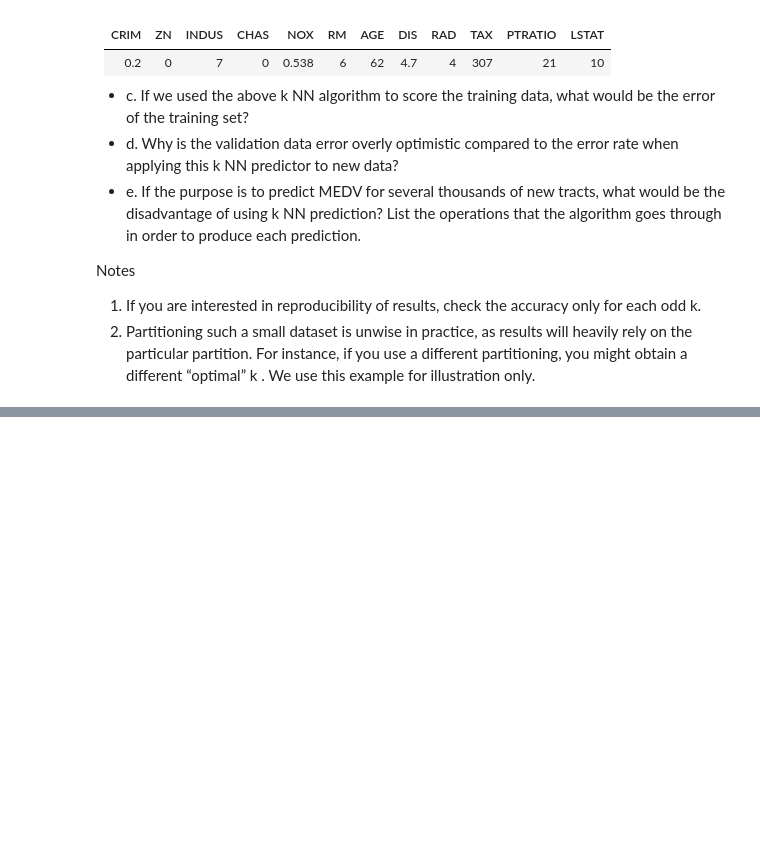
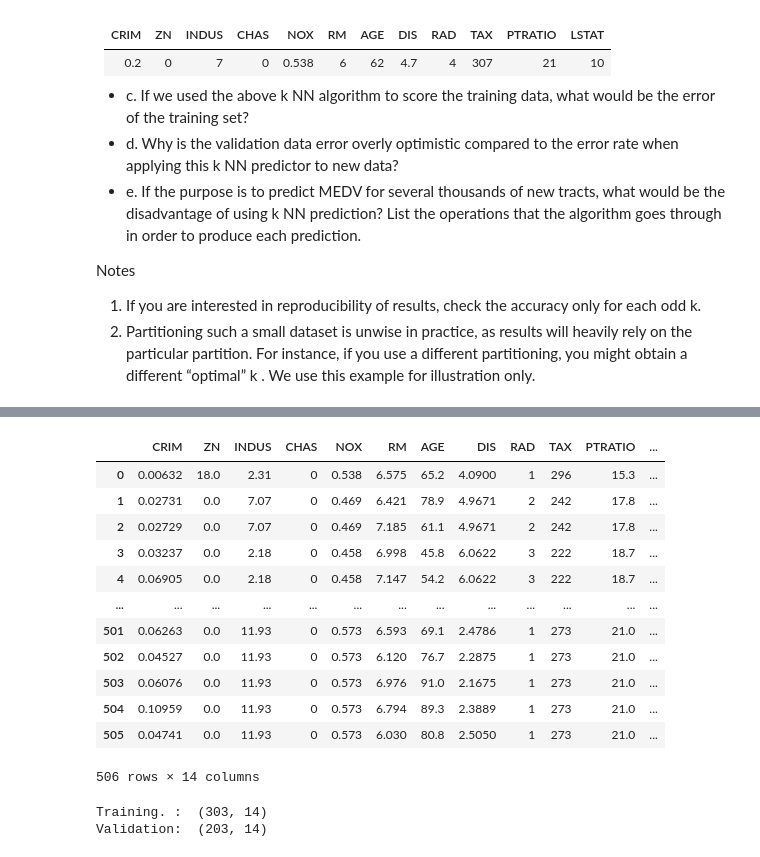
Before and after one commit to charlesg/HI530, a Jupyter notebook: module3/Module_3_Homework_2.ipynb, the cells around one changed output, grey strips where cells are left out. Saved outputs shown, nothing was run; the diff lists cells and outputs as text; code cells hidden in the pictures; blank space fills up the shorter version.

```diff
--- a/module3/Module_3_Homework_2.ipynb
+++ b/module3/Module_3_Homework_2.ipynb
@@ -23,0 +37,40 @@ Notes
+# %%
+bostonhousing_df = pd.read_csv('BostonHousing.csv')
+bostonhousing_df
+# %% [output]
+|  | CRIM | ZN | INDUS | CHAS | NOX | RM | AGE | DIS | RAD | TAX | PTRATIO | ... |
+| 0 | 0.00632 | 18.0 | 2.31 | 0 | 0.538 | 6.575 | 65.2 | 4.0900 | 1 | 296 | 15.3 | ... |
+| 1 | 0.02731 | 0.0 | 7.07 | 0 | 0.469 | 6.421 | 78.9 | 4.9671 | 2 | 242 | 17.8 | ... |
+| 2 | 0.02729 | 0.0 | 7.07 | 0 | 0.469 | 7.185 | 61.1 | 4.9671 | 2 | 242 | 17.8 | ... |
+| 3 | 0.03237 | 0.0 | 2.18 | 0 | 0.458 | 6.998 | 45.8 | 6.0622 | 3 | 222 | 18.7 | ... |
+| 4 | 0.06905 | 0.0 | 2.18 | 0 | 0.458 | 7.147 | 54.2 | 6.0622 | 3 | 222 | 18.7 | ... |
+| ... | ... | ... | ... | ... | ... | ... | ... | ... | ... | ... | ... | ... |
+| 501 | 0.06263 | 0.0 | 11.93 | 0 | 0.573 | 6.593 | 69.1 | 2.4786 | 1 | 273 | 21.0 | ... |
+| 502 | 0.04527 | 0.0 | 11.93 | 0 | 0.573 | 6.120 | 76.7 | 2.2875 | 1 | 273 | 21.0 | ... |
+| 503 | 0.06076 | 0.0 | 11.93 | 0 | 0.573 | 6.976 | 91.0 | 2.1675 | 1 | 273 | 21.0 | ... |
+| 504 | 0.10959 | 0.0 | 11.93 | 0 | 0.573 | 6.794 | 89.3 | 2.3889 | 1 | 273 | 21.0 | ... |
+| 505 | 0.04741 | 0.0 | 11.93 | 0 | 0.573 | 6.030 | 80.8 | 2.5050 | 1 | 273 | 21.0 | ... |
+506 rows × 14 columns
+# %%
+# create a list of predictor variables by remvoing output variables and text columns
+excludeColumns = ('CAT. MEDV', 'MEDV')
+predictors = [s for s in bostonhousing_df.columns if s not in excludeColumns]
+outcome = 'MEDV'
+
+# partition data
+X = bostonhousing_df[predictors]
+y = bostonhousing_df[outcome]
+
+trainData, validData = train_test_split(bostonhousing_df, test_size=0.4, random_state=26)
+
+## newTract
+# | CRIM | ZN   | INDUS | CHAS | NOX  | RM   | AGE  | DIS  | RAD  | TAX  | PTRATIO | LSTAT |
+# | ---  | ---  | ---   | ---  | ---  | ---  | ---  | ---  | ---  | ---  | ---     | ---   |
+# | 0.2  | 0    | 7     | 0    | 0.538| 6    | 62   | 4.7  | 4    | 307  | 21      | 10    |
+newTract = pd.DataFrame([{'CRIM': 0.2,'ZN': 0, 'INDUS': 7, 'CHAS': 0, 'NOX': 0.538, 'RM': 6, 'AGE': 62, 'DIS': 4.7, 'RAD': 4, 'TAX': 307, 'PTRATIO': 21, 'LSAT': 10}])
+
+print('Training. : ', trainData.shape)
+print('Validation: ', validData.shape)
+# %% [output]
+Training. :  (303, 14)
+Validation:  (203, 14)
```
Also changed, not shown: parts of 4 cells of this notebook.
